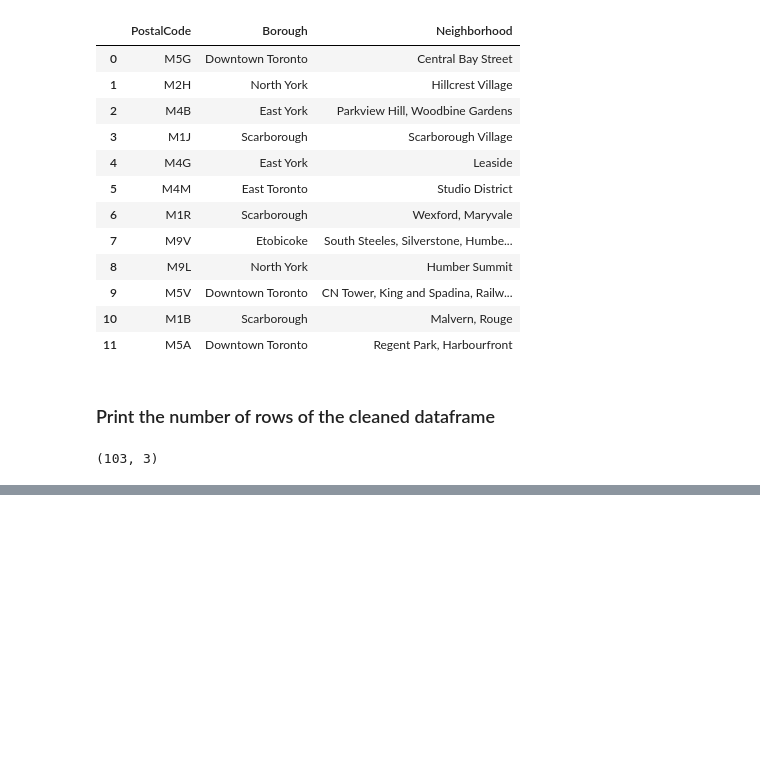
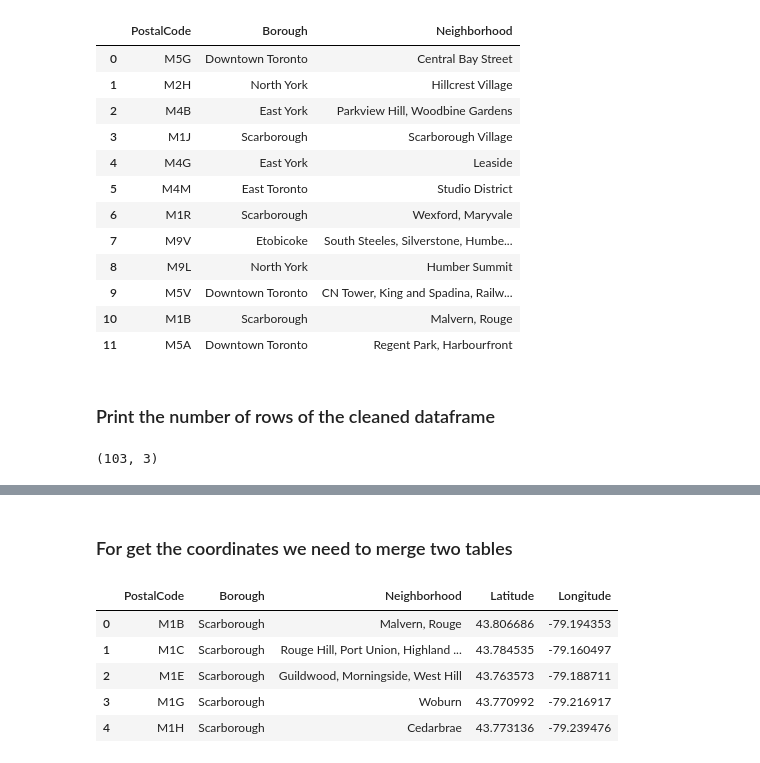
Before and after one commit to Arslan0007/IBM-Data-Science-Professional-Certificate, a Jupyter notebook: Applied Data Science Capstone/Week 3/Segmenting and Clustering Neighborhoods in Toronto.ipynb, the cells around one changed output, grey strips where cells are left out. Saved outputs shown, nothing was run; the diff lists cells and outputs as text; code cells hidden in the pictures; blank space fills up the shorter version.

```diff
--- a/Applied Data Science Capstone/Week 3/Segmenting and Clustering Neighborhoods in Toronto.ipynb
+++ b/Applied Data Science Capstone/Week 3/Segmenting and Clustering Neighborhoods in Toronto.ipynb
@@ -160,0 +182,12 @@ toronto_df_grouped.shape
+# %% [markdown]
+### For get the coordinates we need to merge two tables
+# %%
+toronto_df_coordinates = toronto_df_grouped.merge(coordinates, on = "PostalCode", how = "left")
+toronto_df_coordinates.head()
+# %% [output]
+|  | PostalCode | Borough | Neighborhood | Latitude | Longitude |
+| 0 | M1B | Scarborough | Malvern, Rouge | 43.806686 | -79.194353 |
+| 1 | M1C | Scarborough | Rouge Hill, Port Union, Highland ... | 43.784535 | -79.160497 |
+| 2 | M1E | Scarborough | Guildwood, Morningside, West Hill | 43.763573 | -79.188711 |
+| 3 | M1G | Scarborough | Woburn | 43.770992 | -79.216917 |
+| 4 | M1H | Scarborough | Cedarbrae | 43.773136 | -79.239476 |
```
Also changed, not shown: parts of 18 cells of this notebook, 2 other files.
